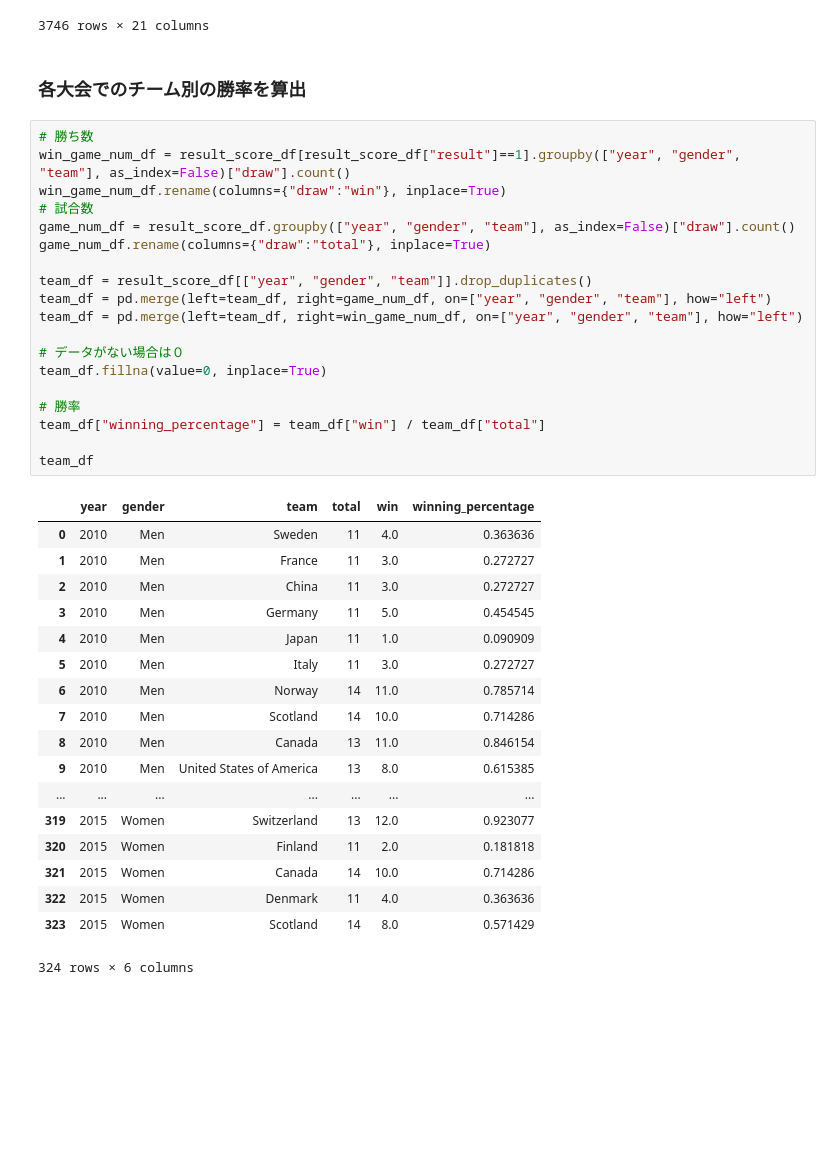
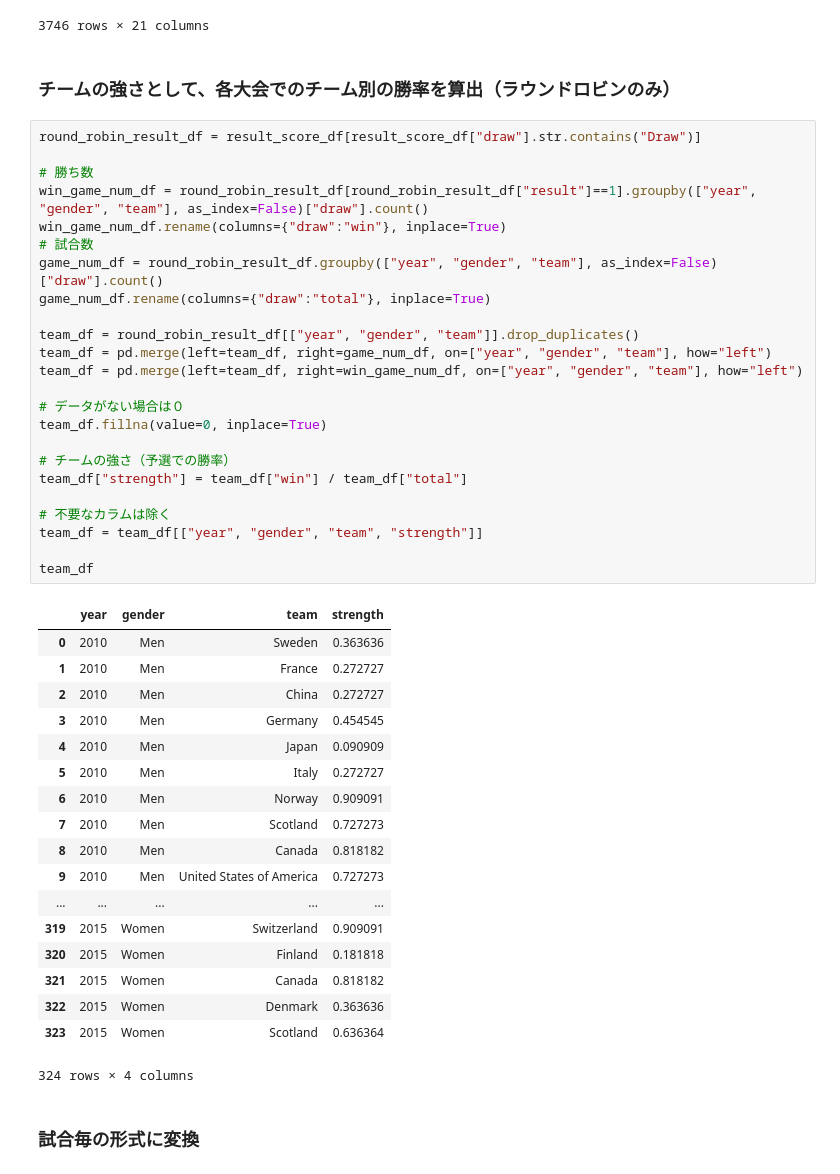
Before and after one commit to curlyst/Curling, a Jupyter notebook: 04_PropensityScore.ipynb, the cells around one changed output. Drawn from its saved outputs; the diff is of its cells as text; blank space fills up the shorter version.

```diff
--- a/04_PropensityScore.ipynb
+++ b/04_PropensityScore.ipynb
@@ -38,45 +40,52 @@ result_score_df
 | 3745 | Tie-break #1 | C | China | 1 | 1 | 0 | 0 | 0 | 1 | 1 | ... | ... |
 3746 rows × 21 columns
 # %% [markdown]
-### 各大会でのチーム別の勝率を算出
+### チームの強さとして、各大会でのチーム別の勝率を算出（ラウンドロビンのみ）
 # %%
+round_robin_result_df = result_score_df[result_score_df["draw"].str.contains("Draw")]
+
 # 勝ち数
-win_game_num_df = result_score_df[result_score_df["result"]==1].groupby(["year", "gender", "team"], as_index=False)["draw"].count()
+win_game_num_df = round_robin_result_df[round_robin_result_df["result"]==1].groupby(["year", "gender", "team"], as_index=False)["draw"].count()
 win_game_num_df.rename(columns={"draw":"win"}, inplace=True)
 # 試合数
-game_num_df = result_score_df.groupby(["year", "gender", "team"], as_index=False)["draw"].count()
+game_num_df = round_robin_result_df.groupby(["year", "gender", "team"], as_index=False)["draw"].count()
 game_num_df.rename(columns={"draw":"total"}, inplace=True)
 
-team_df = result_score_df[["year", "gender", "team"]].drop_duplicates()
+team_df = round_robin_result_df[["year", "gender", "team"]].drop_duplicates()
 team_df = pd.merge(left=team_df, right=game_num_df, on=["year", "gender", "team"], how="left")
 team_df = pd.merge(left=team_df, right=win_game_num_df, on=["year", "gender", "team"], how="left")
 
 # データがない場合は０
 team_df.fillna(value=0, inplace=True)
 
-# 勝率
-team_df["winning_percentage"] = team_df["win"] / team_df["total"]
+# チームの強さ（予選での勝率）
+team_df["strength"] = team_df["win"] / team_df["total"]
+
+# 不要なカラムは除く
+team_df = team_df[["year", "gender", "team", "strength"]]
 
 team_df
 # %% [output]
-|  | year | gender | team | total | win | winning_percentage |
-| 0 | 2010 | Men | Sweden | 11 | 4.0 | 0.363636 |
-| 1 | 2010 | Men | France | 11 | 3.0 | 0.272727 |
-| 2 | 2010 | Men | China | 11 | 3.0 | 0.272727 |
-| 3 | 2010 | Men | Germany | 11 | 5.0 | 0.454545 |
-| 4 | 2010 | Men | Japan | 11 | 1.0 | 0.090909 |
-| 5 | 2010 | Men | Italy | 11 | 3.0 | 0.272727 |
-| 6 | 2010 | Men | Norway | 14 | 11.0 | 0.785714 |
-| 7 | 2010 | Men | Scotland | 14 | 10.0 | 0.714286 |
-| 8 | 2010 | Men | Canada | 13 | 11.0 | 0.846154 |
-| 9 | 2010 | Men | United States of America | 13 | 8.0 | 0.615385 |
-| ... | ... | ... | ... | ... | ... | ... |
-| 319 | 2015 | Women | Switzerland | 13 | 12.0 | 0.923077 |
-| 320 | 2015 | Women | Finland | 11 | 2.0 | 0.181818 |
-| 321 | 2015 | Women | Canada | 14 | 10.0 | 0.714286 |
-| 322 | 2015 | Women | Denmark | 11 | 4.0 | 0.363636 |
-| 323 | 2015 | Women | Scotland | 14 | 8.0 | 0.571429 |
+|  | year | gender | team | strength |
+| 0 | 2010 | Men | Sweden | 0.363636 |
+| 1 | 2010 | Men | France | 0.272727 |
+| 2 | 2010 | Men | China | 0.272727 |
+| 3 | 2010 | Men | Germany | 0.454545 |
+| 4 | 2010 | Men | Japan | 0.090909 |
+| 5 | 2010 | Men | Italy | 0.272727 |
+| 6 | 2010 | Men | Norway | 0.909091 |
+| 7 | 2010 | Men | Scotland | 0.727273 |
+| 8 | 2010 | Men | Canada | 0.818182 |
+| 9 | 2010 | Men | United States of America | 0.727273 |
+| ... | ... | ... | ... | ... |
+| 319 | 2015 | Women | Switzerland | 0.909091 |
+| 320 | 2015 | Women | Finland | 0.181818 |
+| 321 | 2015 | Women | Canada | 0.818182 |
+| 322 | 2015 | Women | Denmark | 0.363636 |
+| 323 | 2015 | Women | Scotland | 0.636364 |
-324 rows × 6 columns
+324 rows × 4 columns
+# %% [markdown]
+### 試合毎の形式に変換
 # %%
 # 先攻・後攻がわからないゲームは除く
 print("--- data size ---")
```
Also changed, not shown: parts of 21 cells of this notebook.
